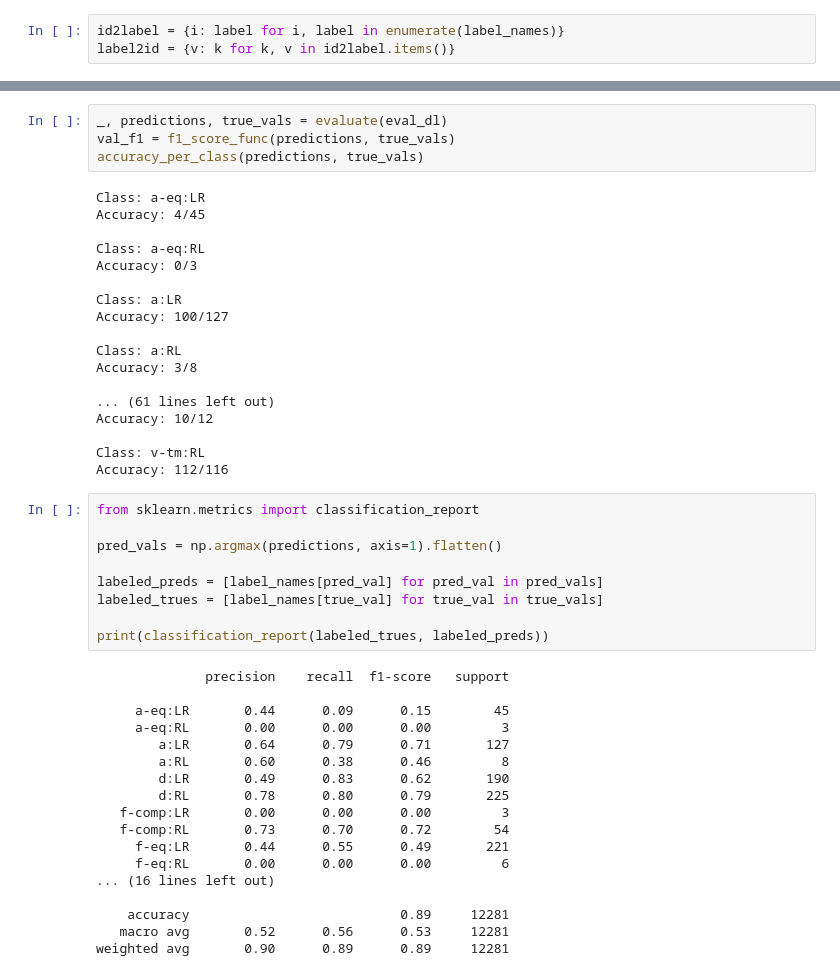
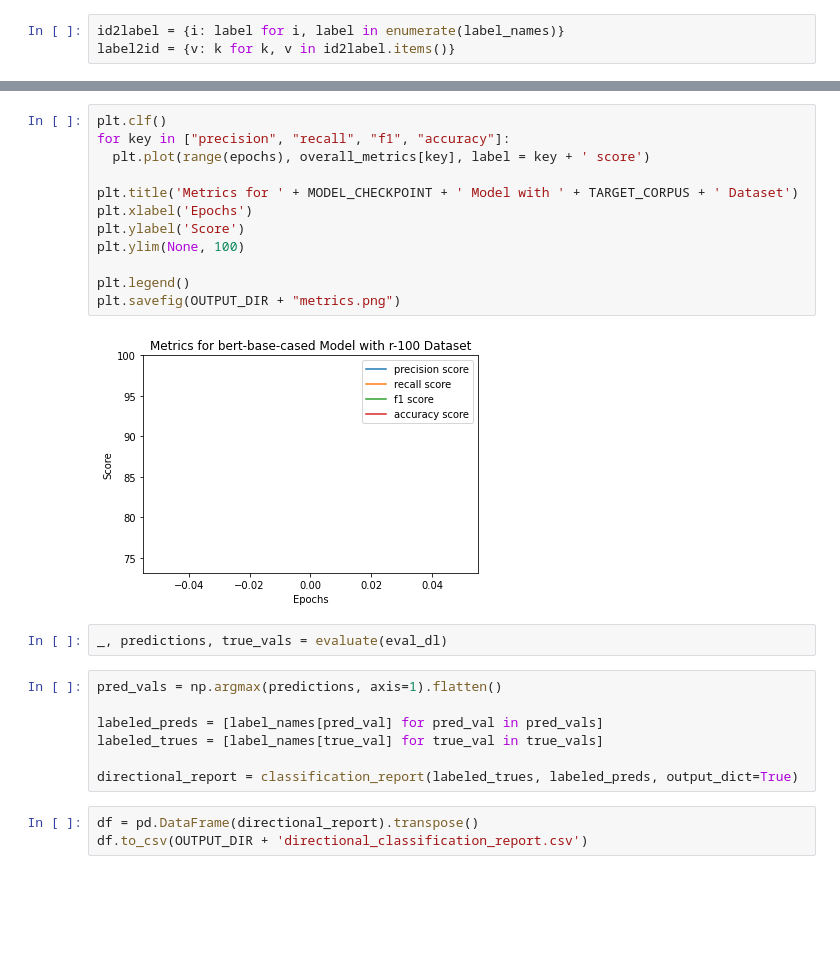
Before and after one commit to sjpark0605/NLP-FYP, a Jupyter notebook: Entity_Marking_Flow_Graph_Training_Loop.ipynb, the cells around one changed output, grey strips where cells are left out. Drawn from its saved outputs; the diff is of its cells as text; blank space fills up the shorter version.

```diff
--- a/Entity_Marking_Flow_Graph_Training_Loop.ipynb
+++ b/Entity_Marking_Flow_Graph_Training_Loop.ipynb
@@ -326,52 +234,29 @@ flow_model.save_pretrained(project_dir + 'saved_models/entity_marking/flow-graph
+# %%
+plt.clf()
+for key in ["precision", "recall", "f1", "accuracy"]:
+  plt.plot(range(epochs), overall_metrics[key], label = key + ' score')
+
+plt.title('Metrics for ' + MODEL_CHECKPOINT + ' Model with ' + TARGET_CORPUS + ' Dataset')
+plt.xlabel('Epochs')
+plt.ylabel('Score')
+plt.ylim(None, 100)
+
+plt.legend()
+plt.savefig(OUTPUT_DIR + "metrics.png")
+# %% [output]
+[figure, added]
 # %%
 _, predictions, true_vals = evaluate(eval_dl)
-val_f1 = f1_score_func(predictions, true_vals)
-accuracy_per_class(predictions, true_vals)
-# %% [output]
-Class: a-eq:LR
-Accuracy: 4/45
-
-Class: a-eq:RL
-Accuracy: 0/3
-
-Class: a:LR
-Accuracy: 100/127
-
-Class: a:RL
-Accuracy: 3/8
-
-... (61 lines left out)
-Accuracy: 10/12
-
-Class: v-tm:RL
-Accuracy: 112/116
 # %%
-from sklearn.metrics import classification_report
-
 pred_vals = np.argmax(predictions, axis=1).flatten()
 
 labeled_preds = [label_names[pred_val] for pred_val in pred_vals]
 labeled_trues = [label_names[true_val] for true_val in true_vals]
 
-print(classification_report(labeled_trues, labeled_preds))
+directional_report = classification_report(labeled_trues, labeled_preds, output_dict=True)
-# %% [output]
-              precision    recall  f1-score   support
-
-     a-eq:LR       0.44      0.09      0.15        45
-     a-eq:RL       0.00      0.00      0.00         3
-        a:LR       0.64      0.79      0.71       127
-        a:RL       0.60      0.38      0.46         8
-        d:LR       0.49      0.83      0.62       190
-        d:RL       0.78      0.80      0.79       225
-   f-comp:LR       0.00      0.00      0.00         3
-   f-comp:RL       0.73      0.70      0.72        54
-     f-eq:LR       0.44      0.55      0.49       221
-     f-eq:RL       0.00      0.00      0.00         6
-... (16 lines left out)
-
-    accuracy                           0.89     12281
-   macro avg       0.52      0.56      0.53     12281
-weighted avg       0.90      0.89      0.89     12281
+# %%
+df = pd.DataFrame(directional_report).transpose()
+df.to_csv(OUTPUT_DIR + 'directional_classification_report.csv')
 # %%
 pred_vals = np.argmax(predictions, axis=1).flatten()
 
```
Also changed, not shown: parts of 26 cells of this notebook.
